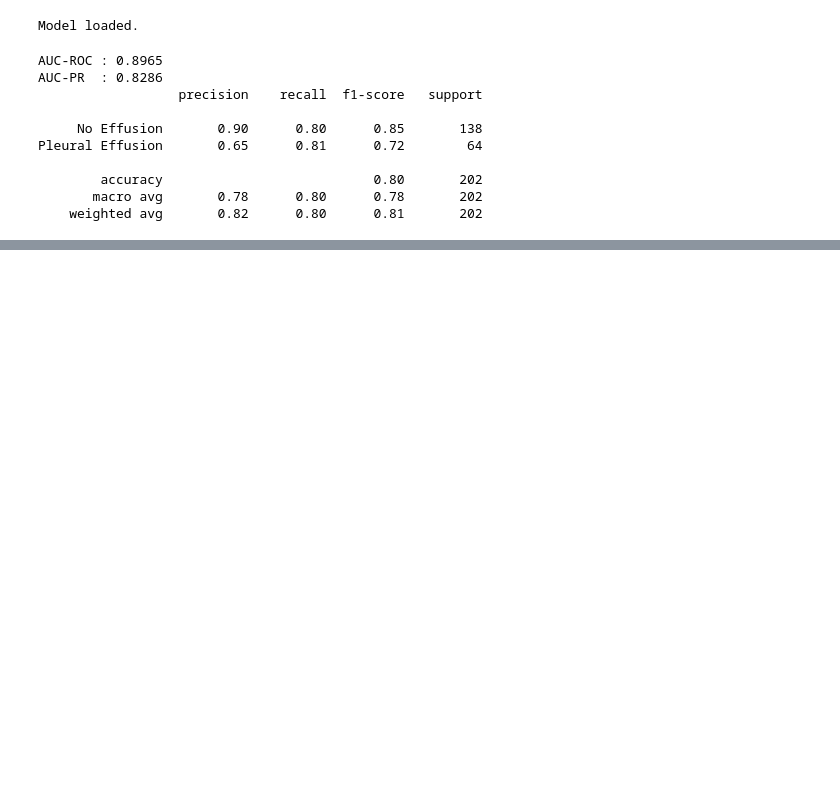
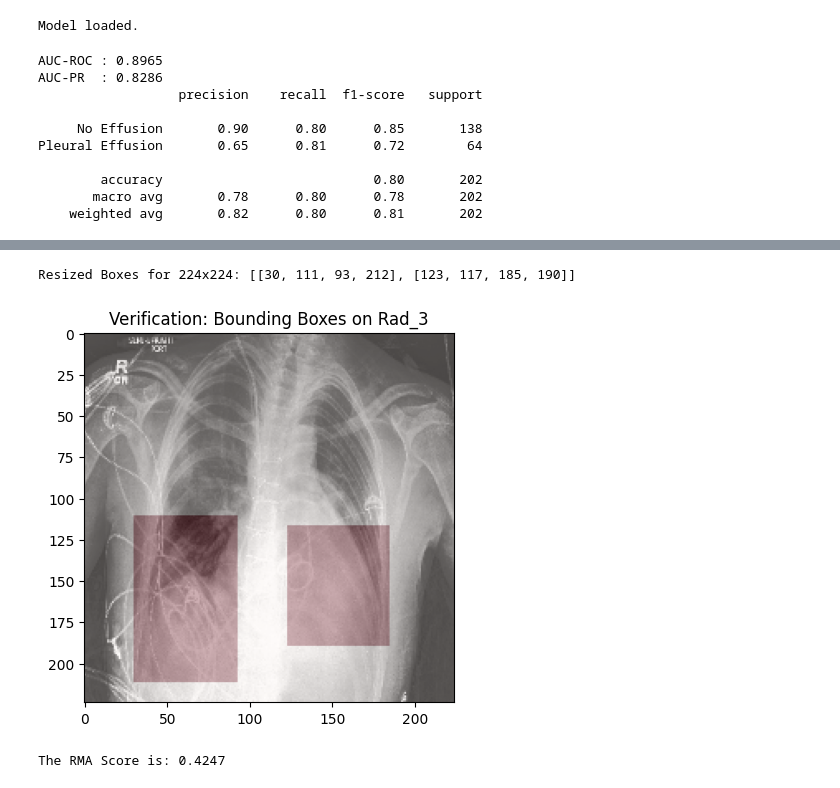
Before and after one commit to Liuian/UU_Explainable_AI_Group_Project, a Jupyter notebook: project2/main.ipynb, the cells around one changed output, grey strips where cells are left out. Cells and saved outputs as stored; diff of their text form; code cells hidden in the pictures; blank space fills up the shorter version.

```diff
--- a/project2/main.ipynb
+++ b/project2/main.ipynb
@@ -943,0 +1053,58 @@ Sensitivity: 0.8125 | Specificity: 0.7971
+# %%
+
+import numpy as np
+import cv2
+import matplotlib.pyplot as plt
+
+# Example for Rad_3 (which has two boxes)
+# Original coords from your table: [x_start, y_start, x_end, y_end]
+raw_boxes = [
+    [44, 159, 133, 303], # Box 1
+    [176, 168, 265, 272] # Box 2
+]
+
+scale = 224 / 320
+resized_boxes = []
+
+for box in raw_boxes:
+    resized_box = [int(coord * scale) for coord in box]
+    resized_boxes.append(resized_box)
+
+print("Resized Boxes for 224x224:", resized_boxes)
+
+# Create an empty black mask (224x224)
+gt_mask = np.zeros((224, 224))
+
+for box in resized_boxes:
+    x_s, y_s, x_e, y_e = box
+    # Fill the rectangle area with 1s
+    gt_mask[y_s:y_e, x_s:x_e] = 1
+
+# the boxes are in the right spot
+plt.imshow(img_np, cmap='gray') # 224x224 X-ray
+plt.imshow(gt_mask, alpha=0.3, cmap='Reds') # Overlay the mask in red
+plt.title("Verification: Bounding Boxes on Rad_3")
+plt.show()
+
+def calculate_rma(saliency_map, ground_truth_mask):
+    """
+    saliency_map: The 224x224 Grad-CAM output (0.0 to 1.0)
+    ground_truth_mask: The 224x224 binary mask (0s and 1s)
+    """
+    # Sum of all heat in the entire image
+    total_relevance = np.sum(saliency_map)
+
+    # Sum of heat only inside the bounding boxes
+    relevance_in_mask = np.sum(saliency_map * ground_truth_mask)
+
+    # Calculate percentage
+    rma_score = relevance_in_mask / total_relevance
+    return rma_score
+
+# Run it for the image
+score = calculate_rma(grayscale_cam, gt_mask)
+print(f"The RMA Score is: {score:.4f}")
+# %% [output]
+Resized Boxes for 224x224: [[30, 111, 93, 212], [123, 117, 185, 190]]
+[figure, added]
+The RMA Score is: 0.4247
```
Also changed, not shown: parts of 13 cells of this notebook.
